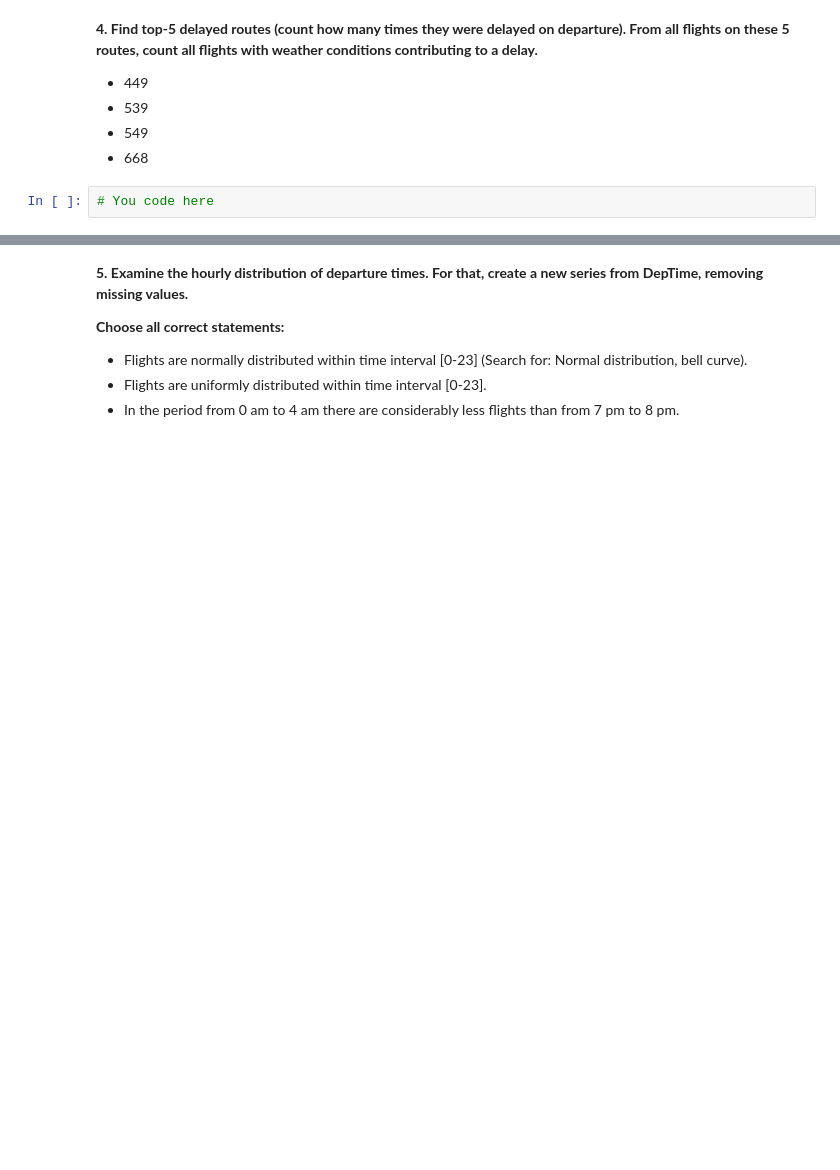
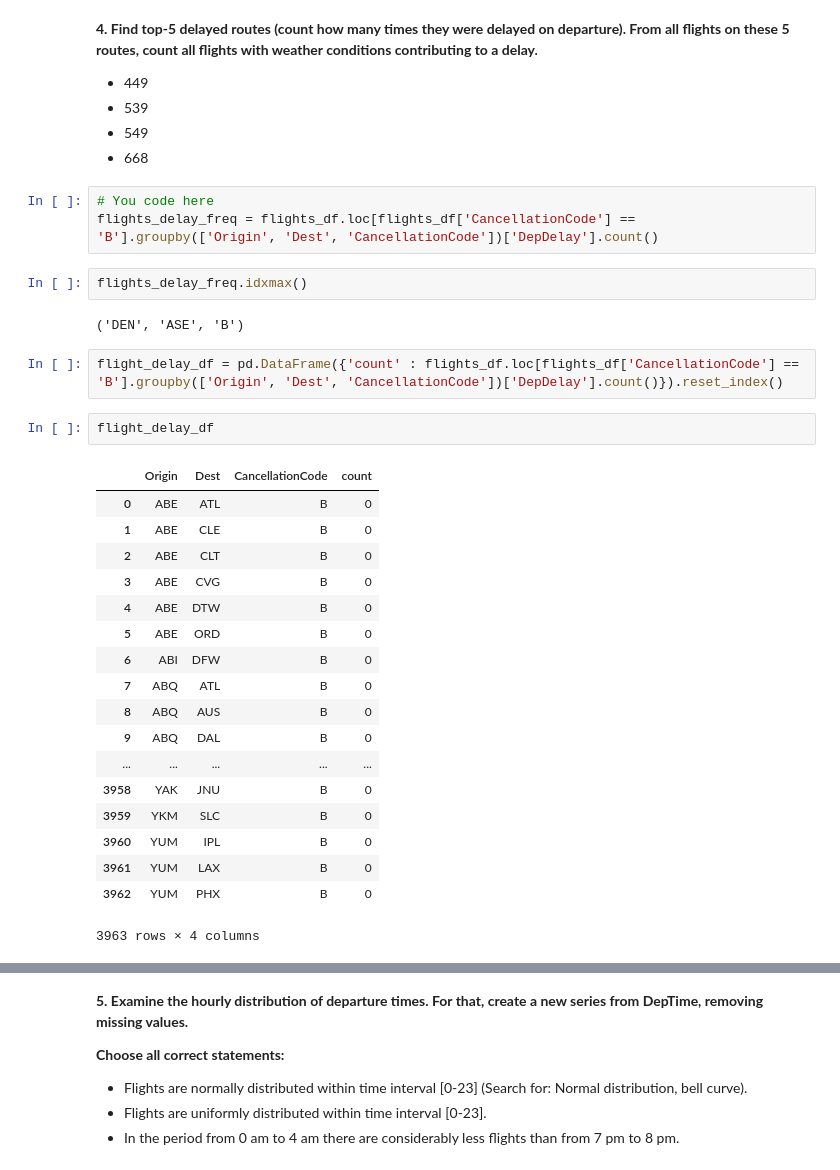
Before and after one commit to JacksonIsaac/colab_notebooks, a Jupyter notebook: [mlcourse_ai]assignment2_USA_flights.ipynb, the cells around one changed output, grey strips where cells are left out. Saved outputs shown, nothing was run; the diff lists cells and outputs as text; blank space fills up the shorter version.

```diff
--- a/[mlcourse_ai]assignment2_USA_flights.ipynb
+++ b/[mlcourse_ai]assignment2_USA_flights.ipynb
@@ -280,5 +333,33 @@ num_flights_by_date.rolling(window=7).mean().plot();
 - 539
 - 549
 - 668
-# %%
-# You code here
+# %%
+# You code here
+flights_delay_freq = flights_df.loc[flights_df['CancellationCode'] == 'B'].groupby(['Origin', 'Dest', 'CancellationCode'])['DepDelay'].count()
+# %%
+flights_delay_freq.idxmax()
+# %% [output]
+('DEN', 'ASE', 'B')
+# %%
+flight_delay_df = pd.DataFrame({'count' : flights_df.loc[flights_df['CancellationCode'] == 'B'].groupby(['Origin', 'Dest', 'CancellationCode'])['DepDelay'].count()}).reset_index()
+# %%
+flight_delay_df
+# %% [output]
+|  | Origin | Dest | CancellationCode | count |
+| 0 | ABE | ATL | B | 0 |
+| 1 | ABE | CLE | B | 0 |
+| 2 | ABE | CLT | B | 0 |
+| 3 | ABE | CVG | B | 0 |
+| 4 | ABE | DTW | B | 0 |
+| 5 | ABE | ORD | B | 0 |
+| 6 | ABI | DFW | B | 0 |
+| 7 | ABQ | ATL | B | 0 |
+| 8 | ABQ | AUS | B | 0 |
+| 9 | ABQ | DAL | B | 0 |
+| ... | ... | ... | ... | ... |
+| 3958 | YAK | JNU | B | 0 |
+| 3959 | YKM | SLC | B | 0 |
+| 3960 | YUM | IPL | B | 0 |
+| 3961 | YUM | LAX | B | 0 |
+| 3962 | YUM | PHX | B | 0 |
+3963 rows × 4 columns
```
Also changed, not shown: parts of 19 cells of this notebook.
